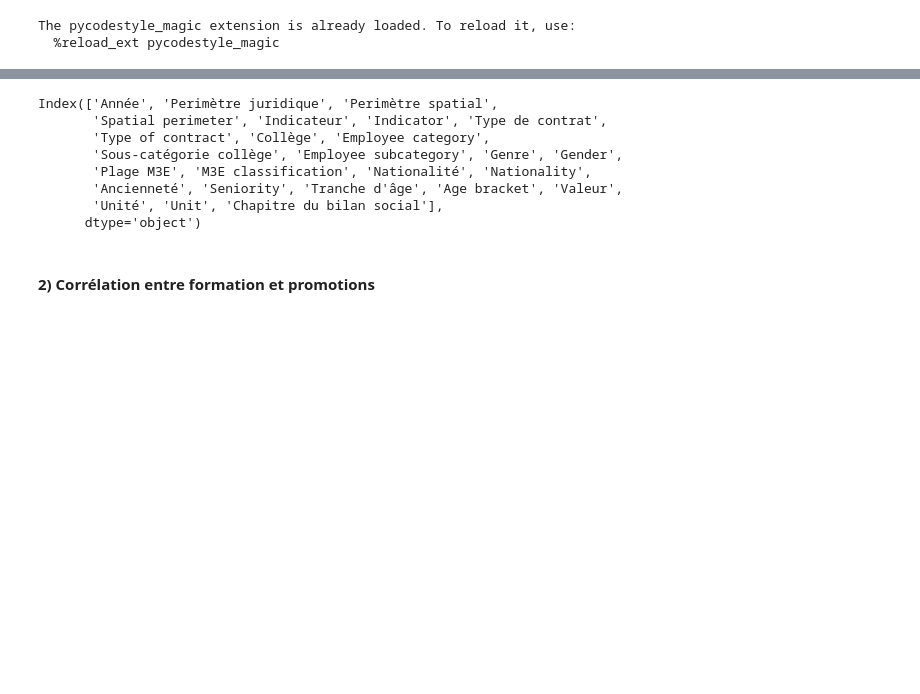
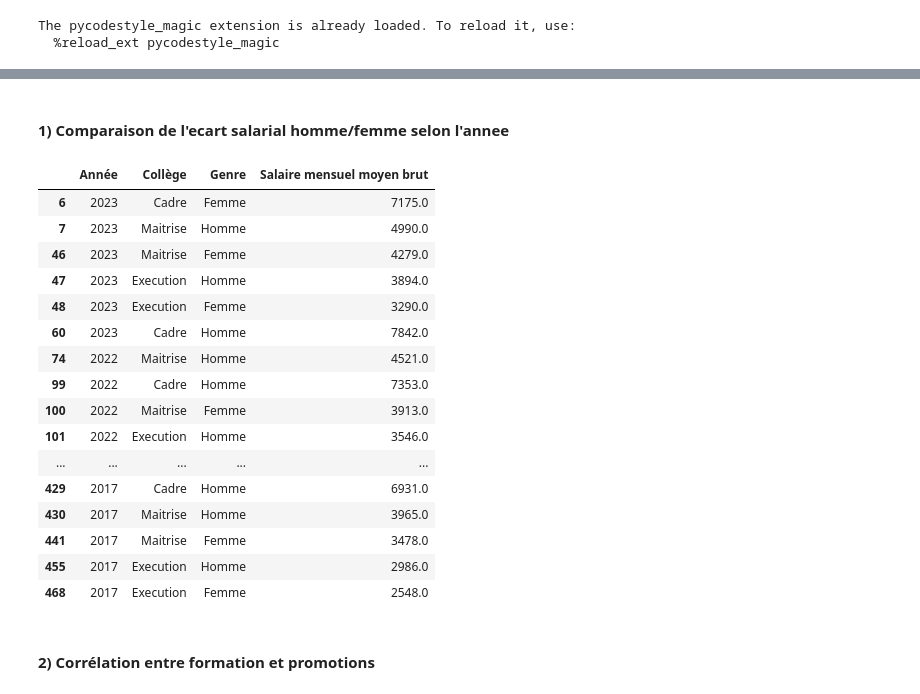
Before and after one commit to lancelot-r/projet_diversite_inclusion_entreprise, a Jupyter notebook: projet.ipynb, the cells around one changed output, grey strips where cells are left out. Saved outputs shown, nothing was run; the diff lists cells and outputs as text; code cells hidden in the pictures; blank space fills up the shorter version.

```diff
--- a/projet.ipynb
+++ b/projet.ipynb
@@ -37,15 +15,35 @@ GETTING HELP
-# %%
-effectifs = pd.read_csv("data/effectifs.csv", delimiter=";")
-effectifs.columns
-# %% [output]
-Index(['Année', 'Perimètre juridique', 'Perimètre spatial',
-       'Spatial perimeter', 'Indicateur', 'Indicator', 'Type de contrat',
-       'Type of contract', 'Collège', 'Employee category',
-       'Sous-catégorie collège', 'Employee subcategory', 'Genre', 'Gender',
-       'Plage M3E', 'M3E classification', 'Nationalité', 'Nationality',
-       'Ancienneté', 'Seniority', 'Tranche d'âge', 'Age bracket', 'Valeur',
-       'Unité', 'Unit', 'Chapitre du bilan social'],
-      dtype='object')
+# %% [markdown]
+#### 1) Comparaison de l'ecart salarial homme/femme selon l'annee ####
+# %%
+salaire = pd.read_csv("data/promotion.csv", delimiter=";")
+salaire = salaire[salaire['Type de contrat']=="Statutaire"]
+salaire = salaire[salaire['Indicateur']=='Rémunération mensuelle moyenne brute']
+salaire = salaire[(salaire['Collège']=='Cadre') | (salaire['Collège']=='Maitrise') | (salaire['Collège']=='Execution')]
+salaire = salaire.drop(columns=['Perimètre juridique', 'Perimètre spatial',
+       'Spatial perimeter', 'Indicateur', 'Indicator', 'Type de contrat',
+       'Type of contract', 'Employee category', 'Plage M3E',
+       'M3E classification', 'Gender', 'Unité', 'Unit',
+       'Chapitre du bilan social'])
+salaire = salaire.rename(columns={'Valeur': 'Salaire mensuel moyen brut'})
+salaire
+# %% [output]
+|  | Année | Collège | Genre | Salaire mensuel moyen brut |
+| 6 | 2023 | Cadre | Femme | 7175.0 |
+| 7 | 2023 | Maitrise | Homme | 4990.0 |
+| 46 | 2023 | Maitrise | Femme | 4279.0 |
+| 47 | 2023 | Execution | Homme | 3894.0 |
+| 48 | 2023 | Execution | Femme | 3290.0 |
+| 60 | 2023 | Cadre | Homme | 7842.0 |
+| 74 | 2022 | Maitrise | Homme | 4521.0 |
+| 99 | 2022 | Cadre | Homme | 7353.0 |
+| 100 | 2022 | Maitrise | Femme | 3913.0 |
+| 101 | 2022 | Execution | Homme | 3546.0 |
+| ... | ... | ... | ... | ... |
+| 429 | 2017 | Cadre | Homme | 6931.0 |
+| 430 | 2017 | Maitrise | Homme | 3965.0 |
+| 441 | 2017 | Maitrise | Femme | 3478.0 |
+| 455 | 2017 | Execution | Homme | 2986.0 |
+| 468 | 2017 | Execution | Femme | 2548.0 |
 # %% [markdown]
 #### 2) Corrélation entre formation et promotions ####
 # %% [markdown]
```
Also changed, not shown: parts of 15 cells of this notebook, 1 other file.
